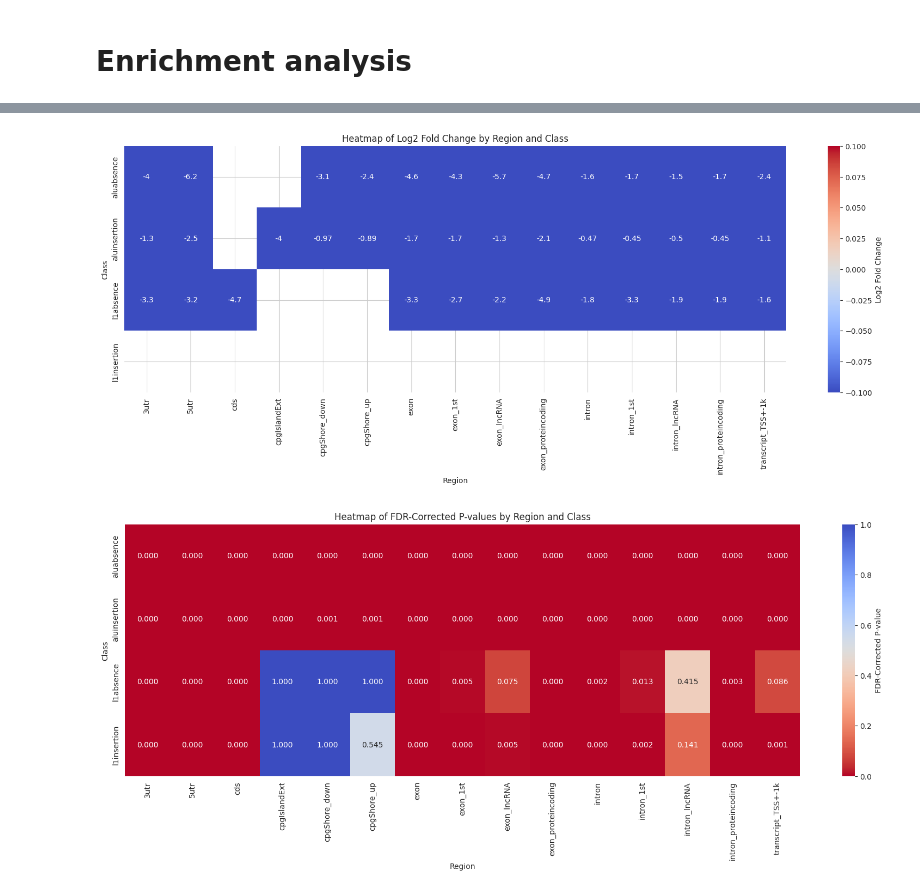
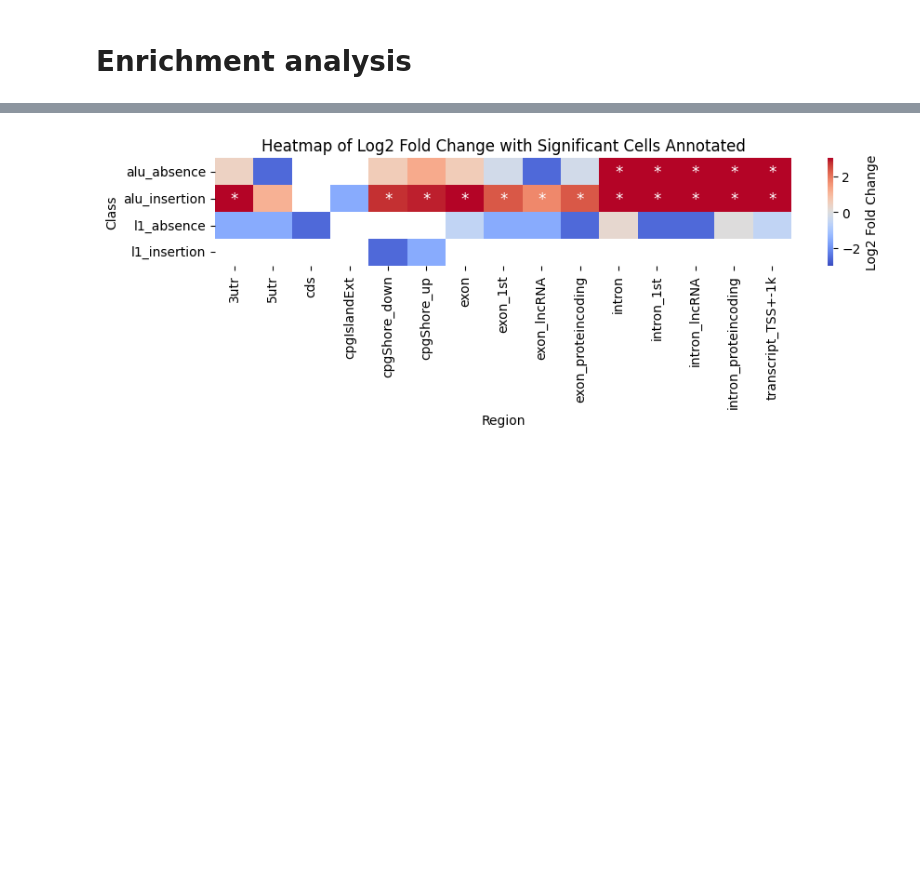
Before and after one commit to dmnburrows/me_polymorphisms, a Jupyter notebook: me_enrichment.ipynb, the cells around one changed output, grey strips where cells are left out. Saved outputs shown, nothing was run; the diff lists cells and outputs as text; code cells hidden in the pictures; blank space fills up the shorter version.

```diff
--- a/me_enrichment.ipynb
+++ b/me_enrichment.ipynb
@@ -581,21 +613,17 @@ plt.show()
 # %%
-#combined
+#insertion + absence
 #===========
-#insertion + absence
-l1_ = pd.DataFrame(l1_out[l1_out['me_type'] == 'insertion'].groupby(['region']).count()['hom'])
-l2_ = pd.DataFrame(l1_out[l1_out['me_type'] == 'absence'].groupby(['region']).count()['hom'])
-l1_ = pd.concat([l1_.reindex(reg_names, fill_value=0).reset_index(), l2_.reindex(reg_names, fill_value=0).reset_index()])
+l1_ = pd.concat([pd.DataFrame(l1_out[l1_out['me_type'] == 'insertion'].groupby(['region']).count()['hom']).reindex(reg_names, fill_value=0).reset_index(),
+                 pd.DataFrame(l1_out[l1_out['me_type'] == 'absence'].groupby(['region']).count()['hom']).reindex(reg_names, fill_value=0).reset_index()])
 l1_['me_type'] = np.append( np.repeat('insertion', len(reg_names)), np.repeat('absence', len(reg_names))  )
 l1_['class'] = 'l1'
-
-alu_ = pd.DataFrame(alu_out[alu_out['me_type'] == 'insertion'].groupby(['region']).count()['hom'])
-alu2_ = pd.DataFrame(alu_out[alu_out['me_type'] == 'absence'].groupby(['region']).count()['hom'])
-alu_ = pd.concat([alu_.reindex(reg_names, fill_value=0).reset_index(), alu2_.reindex(reg_names, fill_value=0).reset_index()])
+alu_ = pd.concat([pd.DataFrame(alu_out[alu_out['me_type'] == 'insertion'].groupby(['region']).count()['hom']).reindex(reg_names, fill_value=0).reset_index(),
+                 pd.DataFrame(alu_out[alu_out['me_type'] == 'absence'].groupby(['region']).count()['hom']).reindex(reg_names, fill_value=0).reset_index()])
 alu_['me_type'] = np.append( np.repeat('insertion', len(reg_names)), np.repeat('absence', len(reg_names))  )
 alu_['class'] = 'alu'
-
 enr_df = pd.concat([l1_, alu_])
 enr_df.rename(columns={'hom':'count'}, inplace=True)
+
 
 stat_region, stat_sig, stat_fc, stat_class, stat_type = [],[],[],[],[]
 for i in ['alu', 'l1']:
@@ -604,7 +632,7 @@ for i in ['alu', 'l1']:
     for reg in reg_names:
         for typ in ['insertion', 'absence']:
             observed_overlap = enr_df[(enr_df['region' ]== reg) & (enr_df['class'] == i) & (enr_df['me_type'] == typ)]['count'].values[0]
-            expected_overlap = np.mean(tot_df[(tot_df['region' ]== reg) & (tot_df['class'] == i)]['count'].values)
+            expected_overlap = np.mean(tot_df[(tot_df['region' ]== reg) & (tot_df['class'] == i) & (tot_df['me_type']==typ)].groupby(['iteration']).count()['region'])
             from scipy.stats import fisher_exact
             no_overlap_observed = total_observed - observed_overlap
             no_overlap_expected = total_observed - expected_overlap
@@ -616,6 +644,6 @@ for i in ['alu', 'l1']:
             # Fisher's Exact Test
             odds_ratio, p_value = fisher_exact(contingency_table, alternative='two-sided')
             stat_region.append(reg)
-            stat_class.append(i + typ)
+            stat_class.append(i + '_' +  typ)
             stat_sig.append(p_value)
             stat_fc.append(np.log2(observed_overlap/expected_overlap))
@@ -646,48 +650,44 @@ heatmap_fc_data
 # %%
 import pandas as pd
 import matplotlib.pyplot as plt
 import seaborn as sns
 from statsmodels.stats.multitest import multipletests
+import numpy as np
 
 # Example data
 data = pd.DataFrame({
     'stat_region': stat_region,
     'stat_class': stat_class,
     'stat_fc': stat_fc,
     'stat_pvalue': stat_sig
 })
 
 # Step 1: Apply FDR Correction
 # Perform FDR correction
 rejected, fdr_corrected_pvalues, _, _ = multipletests(data['stat_pvalue'], method='fdr_bh')
 data['stat_fdr'] = fdr_corrected_pvalues  # Add FDR corrected p-values to the DataFrame
 
 # Step 2: Pivot the DataFrame for Fold Change Heatmap
 heatmap_fc_data = data.pivot(index='stat_class', columns='stat_region', values='stat_fc')
-# Plot Fold Change Heatmap
-plt.figure(figsize=(20, 6))
-sns.heatmap(heatmap_fc_data, annot=True, cmap='coolwarm', cbar_kws={'label': 'Log2 Fold Change'})
-plt.title('Heatmap of Log2 Fold Change by Region and Class')
+heatmap_fdr_data = data.pivot(index='stat_class', columns='stat_region', values='stat_fdr')
+
+# Step 3: Create Annotation Matrix with Asterisks for Significant Cells
+annotations = heatmap_fdr_data.applymap(lambda x: '*' if x < 0.05 else '')
+
+# Step 4: Plot Heatmap with Asterisks
+plt.figure(figsize=(10, 1.5))
+sns.heatmap(
+    heatmap_fc_data,
+    annot=annotations,  # Add asterisks for significant cells
+    fmt='',  # Prevent formatting issues
+    cmap='coolwarm',
+    cbar_kws={'label': 'Log2 Fold Change'},
+    annot_kws={"fontsize": 12, "color": "white"},# Style for annotations
+    vmin = -3, vmax = 3
+)
+plt.title('Heatmap of Log2 Fold Change with Significant Cells Annotated')
 plt.ylabel('Class')
 plt.xlabel('Region')
 plt.show()
-
-# Step 3: Pivot the DataFrame for FDR-Corrected P-Values Heatmap
-heatmap_fdr_data = data.pivot(index='stat_class', columns='stat_region', values='stat_fdr')
-
-# Plot FDR-Corrected P-Values Heatmap
-plt.figure(figsize=(20, 6))
-sns.heatmap(
-    heatmap_fdr_data,
-    annot=True,
-    fmt=".3f",  # Show FDR-corrected p-values with 3 decimal places
-    cmap='coolwarm_r',
-    cbar_kws={'label': 'FDR-Corrected P-value'}
-)
-plt.title('Heatmap of FDR-Corrected P-values by Region and Class')
-plt.ylabel('Class')
-plt.xlabel('Region')
-plt.show()
 # %% [output]
-[figure, old version]
+[figure, new version]
-[figure, removed]
```
Also changed, not shown: parts of 29 cells of this notebook, 2 other files.
